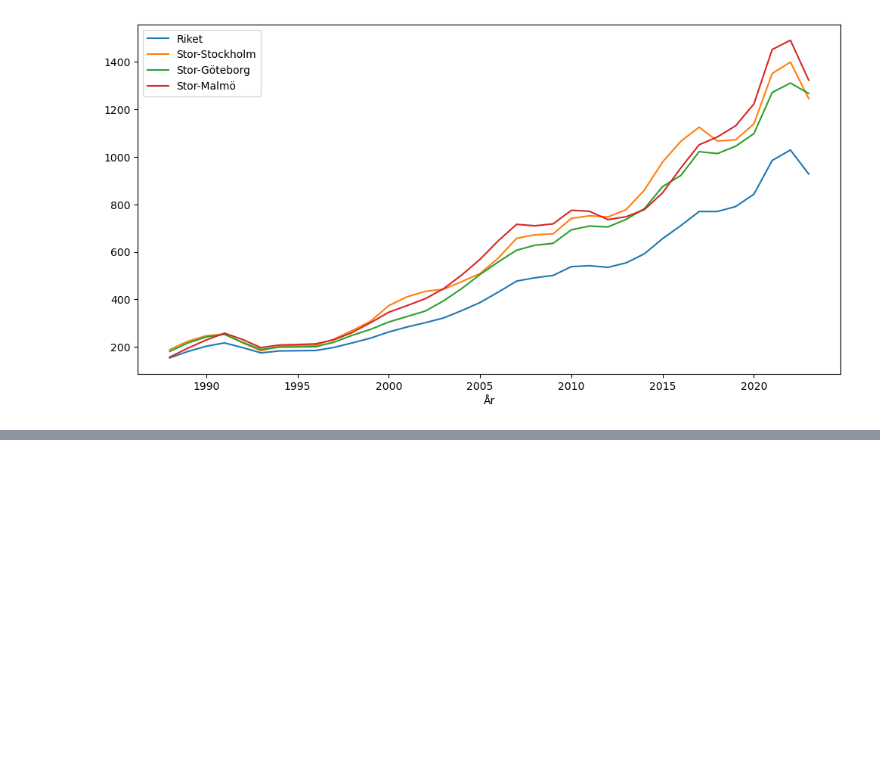
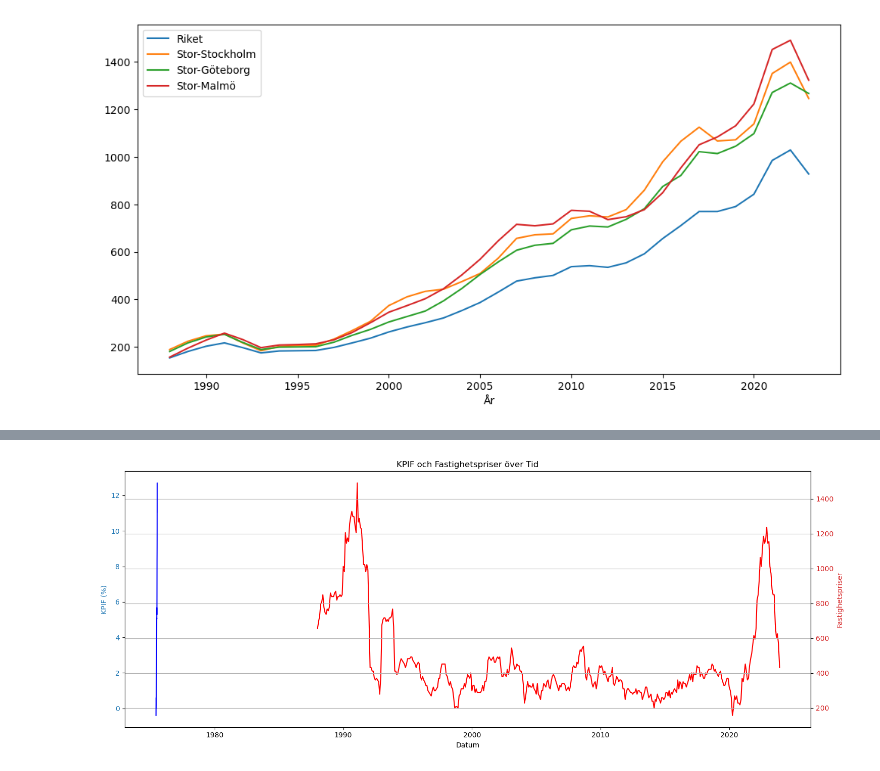
Before and after one commit to MarcusT96/PythonProject4School, a Jupyter notebook: PythonProject.ipynb, the cells around one changed output, grey strips where cells are left out. Saved outputs shown, nothing was run; the diff lists cells and outputs as text; code cells hidden in the pictures; blank space fills up the shorter version.

```diff
--- a/PythonProject.ipynb
+++ b/PythonProject.ipynb
@@ -9,7 +9,7 @@ df_kpif = pd.read_excel("KPIF-stats12month.xlsx")
 # Konvertera "Datum"-kolumnen till datumobjekt. Just nu är datumen namngivna "1987M01" för "1987/01"
 # Först ersätter vi "M" med ett mellanslag för att underlätta tolkningen och
 # och sedan avgränsar datumet till att bara innefatta år och månad
-df_kpif["Datum"] = pd.to_datetime(df_kpif["Datum"].str.replace("M", "-")).dt.to_period("M")
+df_kpif["Datum"] = pd.to_datetime(df_kpif["Datum"].str.replace("M", "-"))
 
 # Sätter Datumen till index istället för numeriska värden för bättre läsbarhet
 df_kpif.set_index("Datum", inplace=True)
@@ -37,0 +82,24 @@ df_property_price.plot(figsize=(12,6))
+# %%
+fig, ax1 = plt.subplots(figsize=(15, 6))
+
+# Plotta första DataFrame (df_kpif) på ax1
+color = 'tab:blue'
+ax1.set_xlabel('Datum')
+ax1.set_ylabel('KPIF (%)', color=color)
+ax1.plot(df_kpif.index, df_kpif['KPIF'], color="red")
+ax1.tick_params(axis='y', labelcolor=color)
+
+# Skapa en andra y-axel för ax1
+ax2 = ax1.twinx()  # En andra y-axel som delar samma x-axel
+color = 'tab:red'
+ax2.set_ylabel('Fastighetspriser', color=color)  # vi redan hanterat ax1, vi använder ax2
+ax2.plot(df_property_price.index, df_property_price["Stor-Malmö"], color="blue")
+ax2.tick_params(axis='y', labelcolor=color)
+
+# Titel och visa plot
+plt.title('KPIF och Fastighetspriser över Tid')
+fig.tight_layout()  # För att se till att layouten inte överlappar
+plt.grid(True)
+plt.show()
+# %% [output]
+[figure, added]
```
Also changed, not shown: parts of 4 cells of this notebook, 1 other file.
